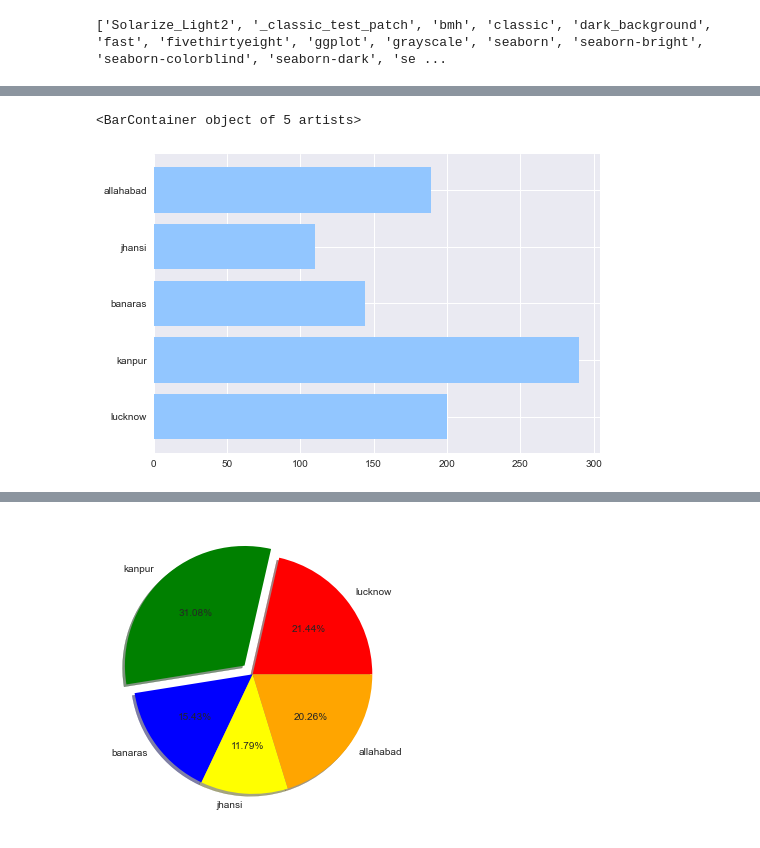
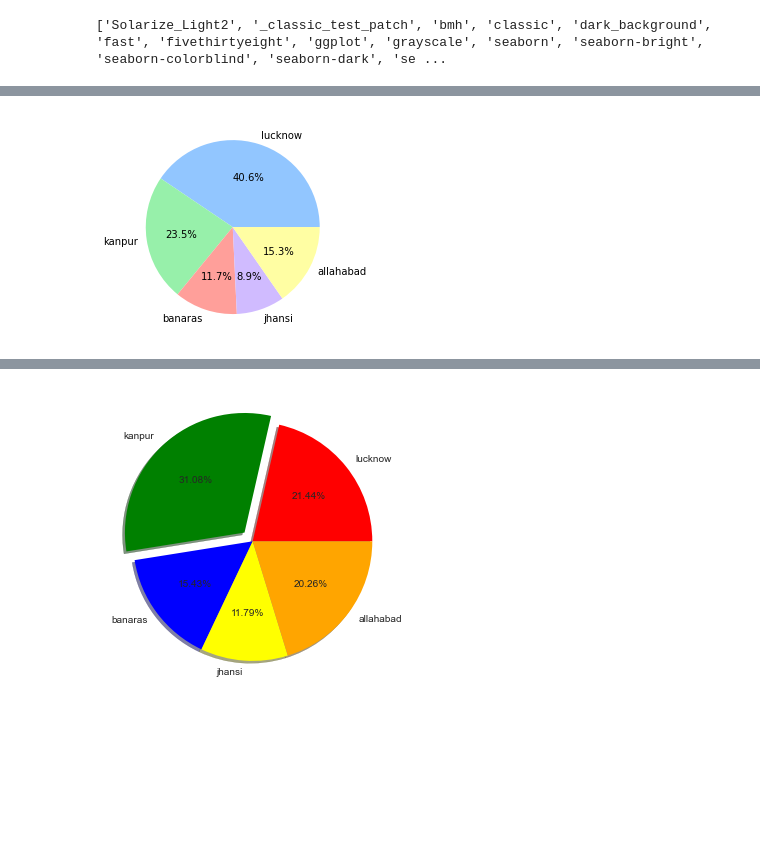
Before and after one commit to digipodium/Python-tts-5-30-batch, a Jupyter notebook: data science/visualizing_data.ipynb, the cells around one changed output, grey strips where cells are left out. Drawn from its saved outputs; the diff is of its cells as text; code cells hidden in the pictures; blank space fills up the shorter version.

Commit message:
advance graphs

```diff
--- a/data science/visualizing_data.ipynb
+++ b/data science/visualizing_data.ipynb
@@ -158,9 +166,10 @@ File:      c:\users\xaidi\python38\lib\site-packages\matplotlib\pyplot.py
 Type:      function
 # %%
-rainfall = [200,290,144,110,189]
+rainfall = [500,290,144,110,189]
 cities= ['lucknow','kanpur','banaras','jhansi','allahabad']
-plt.barh(cities,rainfall)
-# lets look at pie
+plt.pie(rainfall,
+        labels=cities,
+        autopct='%.1f%%')
+plt.show()
 # %% [output]
-<BarContainer object of 5 artists>
-[figure, old version]
+[figure, new version]
```
Also changed, not shown: parts of 16 cells of this notebook, 4 other files.
